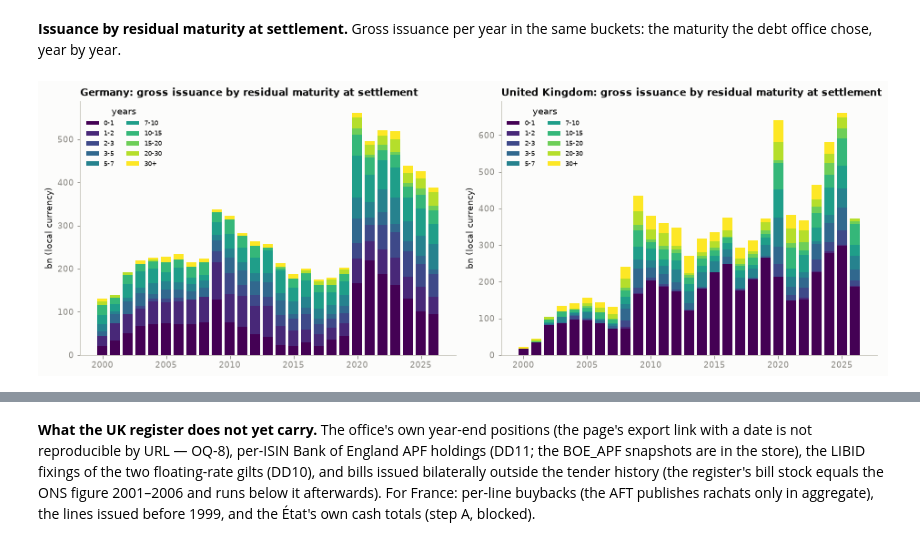
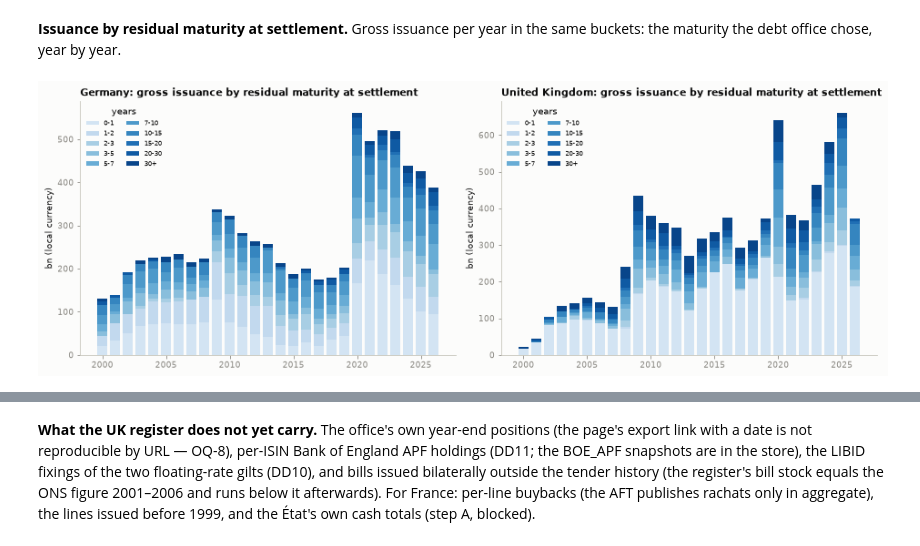
Before and after one commit to adrianchiu1/redbox, a Jupyter notebook: notebooks/debtbook.ipynb, the cells around one changed output, grey strips where cells are left out. Cells and saved outputs as stored; diff of their text form; code cells hidden in the pictures.

```diff
--- a/notebooks/debtbook.ipynb
+++ b/notebooks/debtbook.ipynb
@@ -879,6 +879,9 @@ simulation will run on. Buckets are right-closed years to maturity
 (0–1, 1–2, 2–3, 3–5, 5–7, 7–10, 10–15, 15–20, 20–30, 30+; undated stock in 30+).
 # %%
 BUCKET_ORDER = ["0-1", "1-2", "2-3", "3-5", "5-7", "7-10", "10-15", "15-20", "20-30", "30+"]
+# one hue, light (shortest) to dark (longest): the buckets are ordinal, not categorical
+BUCKET_COLOR = dict(zip(BUCKET_ORDER, plt.cm.Blues([0.18 + 0.082 * i for i in range(10)])))
+CLASS_ORDER = ["fixed_bullet", "inflation_linked", "floating", "bill", "other"]
 fig, axes = plt.subplots(1, 3, figsize=(16, 4.6))
 for ax, iso3 in zip(axes, ["DEU", "GBR", "FRA"]):
     p = PROFILE[PROFILE.iso3 == iso3]
@@ -903,18 +906,18 @@ the same buckets: the maturity the debt office chose, year by year.
 # %%
 fig, axes = plt.subplots(1, 2, figsize=(13, 4.6))
 for ax, (iso3, y0) in zip(axes, [("DEU", 2000), ("GBR", 2000)]):
     b = BUCKETS[(BUCKETS.iso3 == iso3) & (BUCKETS.year >= y0)]
     by = b.pivot_table(index="year", columns="bucket", values="gross_nominal_lcu_mn", aggfunc="sum").reindex(columns=BUCKET_ORDER).fillna(0)
-    palette = plt.cm.viridis([i / 9 for i in range(10)])
     bottom = 0
-    for col, colour in zip(BUCKET_ORDER, palette):
+    for col in BUCKET_ORDER:
+        colour = BUCKET_COLOR[col]
         ax.bar(by.index, by[col] / 1000, bottom=bottom, color=colour, label=col, width=0.8)
         bottom = bottom + by[col] / 1000
     ax.set_title(f"{COUNTRY[iso3]}: gross issuance by residual maturity at settlement", loc="left", fontsize=11)
     ax.set_ylabel("bn (local currency)")
     ax.legend(frameon=False, fontsize=7, ncol=2, title="years")
     for s in ("top", "right"):
         ax.spines[s].set_visible(False)
 plt.tight_layout()
 # %% [output]
-[figure, old version]
+[figure, new version]
```
Also changed, not shown: parts of 6 cells of this notebook.
